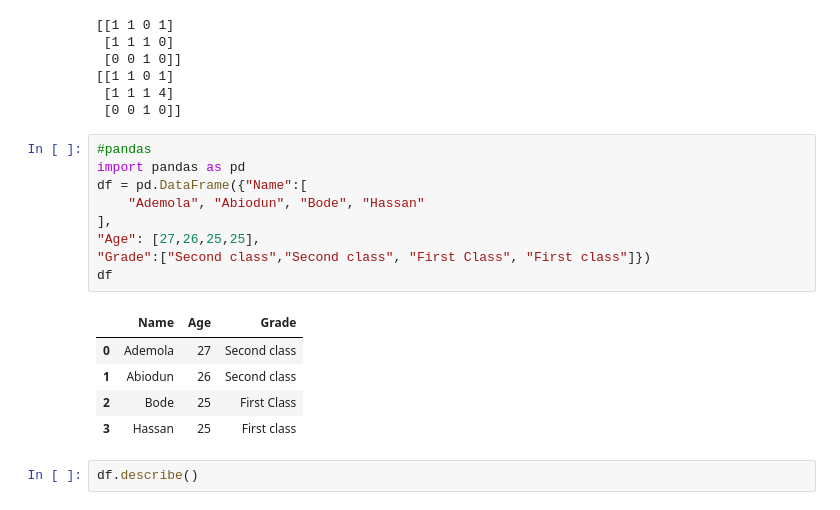
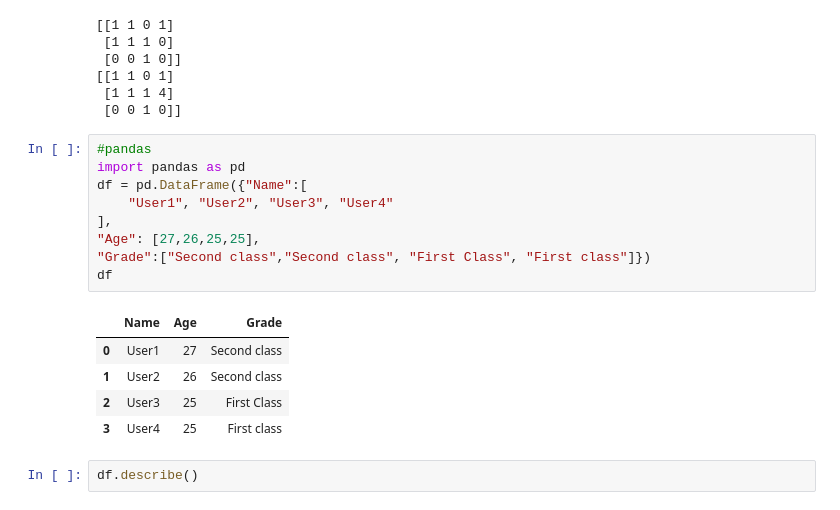
Before and after one commit to Ademola101/Data-visualization-, a Jupyter notebook: Data1.ipynb, the cells around one changed output. Saved outputs shown, nothing was run; the diff lists cells and outputs as text.

```diff
--- a/Data1.ipynb
+++ b/Data1.ipynb
@@ -193,18 +193,18 @@ print(e)
 # %%
 #pandas
 import pandas as pd
 df = pd.DataFrame({"Name":[
-    "Ademola", "Abiodun", "Bode", "Hassan"
+    "User1", "User2", "User3", "User4"
 ],
 "Age": [27,26,25,25],
 "Grade":["Second class","Second class", "First Class", "First class"]})
 df
 # %% [output]
 |  | Name | Age | Grade |
-| 0 | Ademola | 27 | Second class |
-| 1 | Abiodun | 26 | Second class |
-| 2 | Bode | 25 | First Class |
-| 3 | Hassan | 25 | First class |
+| 0 | User1 | 27 | Second class |
+| 1 | User2 | 26 | Second class |
+| 2 | User3 | 25 | First Class |
+| 3 | User4 | 25 | First class |
 # %%
 df.describe()
 # %% [output]
```
Also changed, not shown: parts of 10 cells of this notebook, 2 other files.
